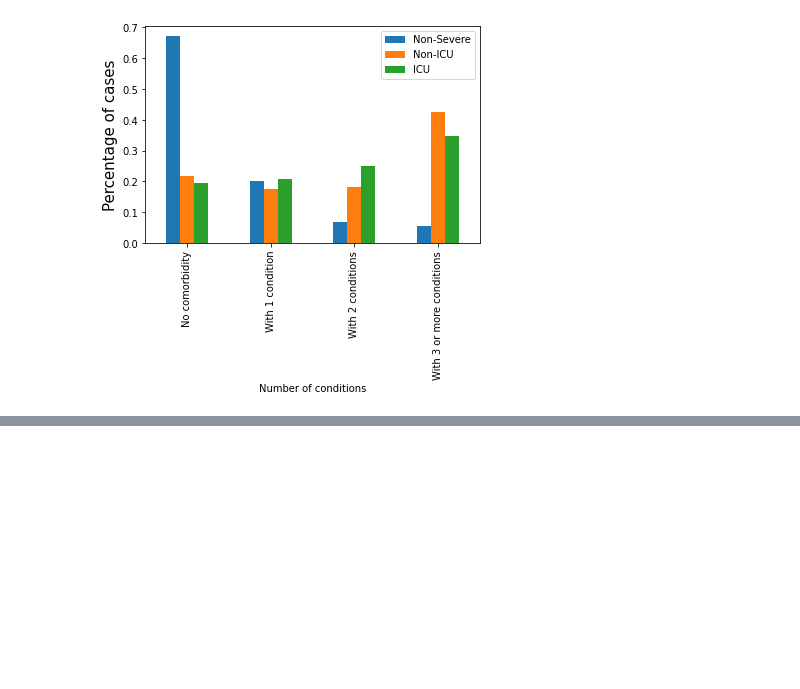
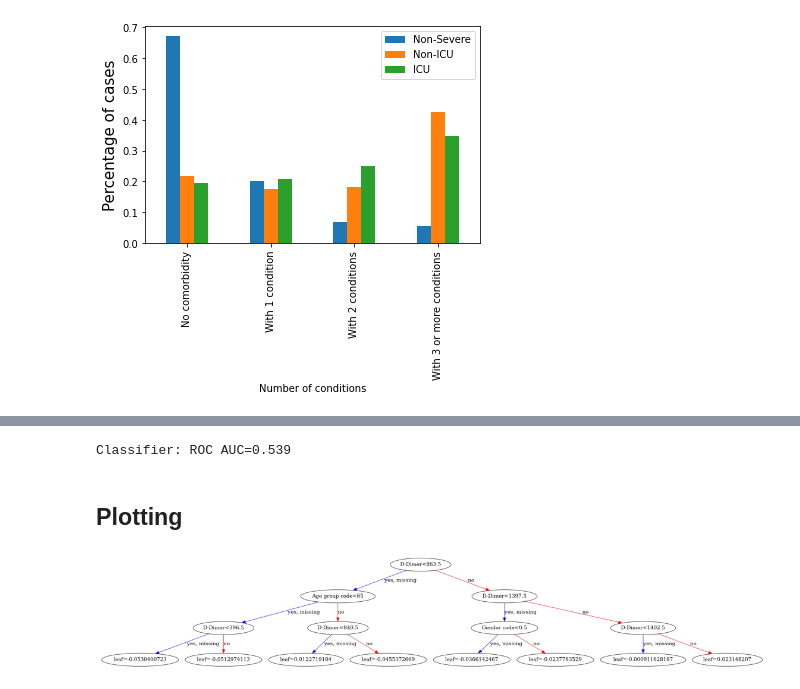
Before and after one commit to ccontrer/20-08Covid19Physiology, a Jupyter notebook: python/04 COVID-19 Alberta synthetic data.ipynb, the cells around one changed output, grey strips where cells are left out. Saved outputs shown, nothing was run; the diff lists cells and outputs as text; code cells hidden in the pictures; blank space fills up the shorter version.

```diff
--- a/python/04 COVID-19 Alberta synthetic data.ipynb
+++ b/python/04 COVID-19 Alberta synthetic data.ipynb
@@ -349,0 +582,5 @@ pd.concat([temp,newcol],axis=1)
+# %%
+temp = df[['Oxygen saturation',
+       'D-Dimer', 'C reactive', 'Gender code', 'Days to admission',
+       'Age group code', 'Hospitalized code', 'ICU code',
+       'Number of comorbidities', 'Case status code']]
@@ -349,0 +603,3 @@ pd.concat([temp,newcol],axis=1)
+# %%
+X, y = temp.iloc[:,19:-1], temp.iloc[:,-1]
+X_train, X_test, y_train, y_test = train_test_split(X, y, test_size=0.2, random_state=876)
@@ -349,0 +612,23 @@ pd.concat([temp,newcol],axis=1)
+# %%
+# Split function
+
+xgb_classifier = xgb.XGBClassifier(objective='binary:logistic',
+                                   booster='gbtree',
+                                   use_label_encoder=False)
+
+params = {'n_estimators': stats.randint(100, 500),
+          'learning_rate': stats.uniform(0.01, 0.1),
+          'max_depth': [3, 5, 7, 9, 11, 13]}
+
+n_folds = 4
+
+cv_classifier = RandomizedSearchCV(xgb_classifier,
+                             param_distributions=params,
+                             cv=n_folds,
+                             n_iter = 20,
+                             scoring = 'roc_auc',
+                             verbose=2) #use 1 to turn off verbose
+cv_classifier.fit(X_train, y_train, eval_metric='logloss')
+classifier=cv_classifier.best_estimator_
+print('Best parameters:', cv_classifier.best_params_)
+print('Score:', cv_classifier.best_score_)
@@ -349,0 +708,15 @@ pd.concat([temp,newcol],axis=1)
+# %%
+y_pred = classifier.predict(X_test)
+cl_auc = roc_auc_score(y_test, y_pred)
+print('Classifier: ROC AUC=%.3f' % (cl_auc))
+# %% [output]
+Classifier: ROC AUC=0.539
+# %% [markdown]
+## Plotting
+# %%
+xgb.plot_tree(classifier, num_trees=0, fontsize=10)
+fig = plt.gcf()
+fig.set_size_inches(20, 10)
+plt.show()
+# %% [output]
+[figure, added]
```
Also changed, not shown: parts of 64 cells of this notebook, 1 other file.
